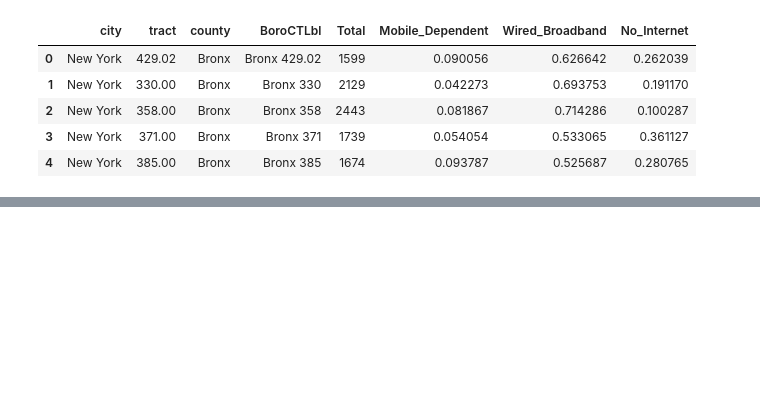
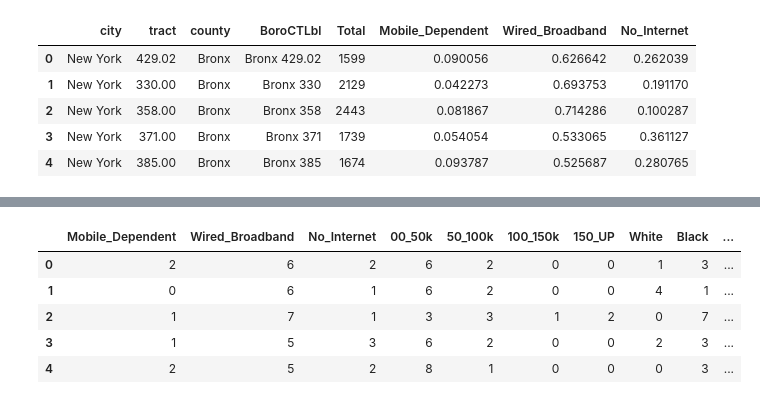
Before and after one commit to lyc1005/nyconnect, a Jupyter notebook: analysis/Bayes_Network_Analysis.ipynb, the cells around one changed output, grey strips where cells are left out. Saved outputs shown, nothing was run; the diff lists cells and outputs as text; code cells hidden in the pictures; blank space fills up the shorter version.

```diff
--- a/analysis/Bayes_Network_Analysis.ipynb
+++ b/analysis/Bayes_Network_Analysis.ipynb
@@ -177,7 +208,0 @@ Edges:
-# %%
-data = pd.merge(internet_data,
-                race_data[['BoroCTLbl', 'White', 'Black', 'Native', 'Asian', 'Pacific Islander','Other','Two or More']],
-                how='left',
-                on=['BoroCTLbl'])[[ 'Mobile_Dependent','Wired_Broadband','No_Internet',
-                                   'White','Black','Native','Asian','Pacific Islander','Other','Two or More']] #.drop(columns=['Households (HH) Count'])
-data.head()
@@ -215,7 +208,0 @@ data.corr()
-# %%
-data = pd.merge(internet_data,
-                age_sex_data[['BoroCTLbl','00_19','20_34','35_49','50_64','65_UP']],
-                how='left',
-                on=['BoroCTLbl'])[['Mobile_Dependent','Wired_Broadband', 'No_Internet', #'Male', 'Female',
-                                   '00_19', '20_34','35_49', '50_64', '65_UP']]
-data.head()
@@ -262,0 +211,12 @@ dtype: float64
+# %%
+tmp = data.iloc[:,1:].copy()
+for i in tmp:
+    tmp[i] = pd.cut(tmp[i], bins=10, labels=False)
+tmp.head()
+# %% [output]
+|  | Mobile_Dependent | Wired_Broadband | No_Internet | 00_50k | 50_100k | 100_150k | 150_UP | White | Black | ... |
+| 0 | 2 | 6 | 2 | 6 | 2 | 0 | 0 | 1 | 3 | ... |
+| 1 | 0 | 6 | 1 | 6 | 2 | 0 | 0 | 4 | 1 | ... |
+| 2 | 1 | 7 | 1 | 3 | 3 | 1 | 2 | 0 | 7 | ... |
+| 3 | 1 | 5 | 3 | 6 | 2 | 0 | 0 | 2 | 3 | ... |
+| 4 | 2 | 5 | 2 | 8 | 1 | 0 | 0 | 0 | 3 | ... |
```
Also changed, not shown: parts of 20 cells of this notebook.
